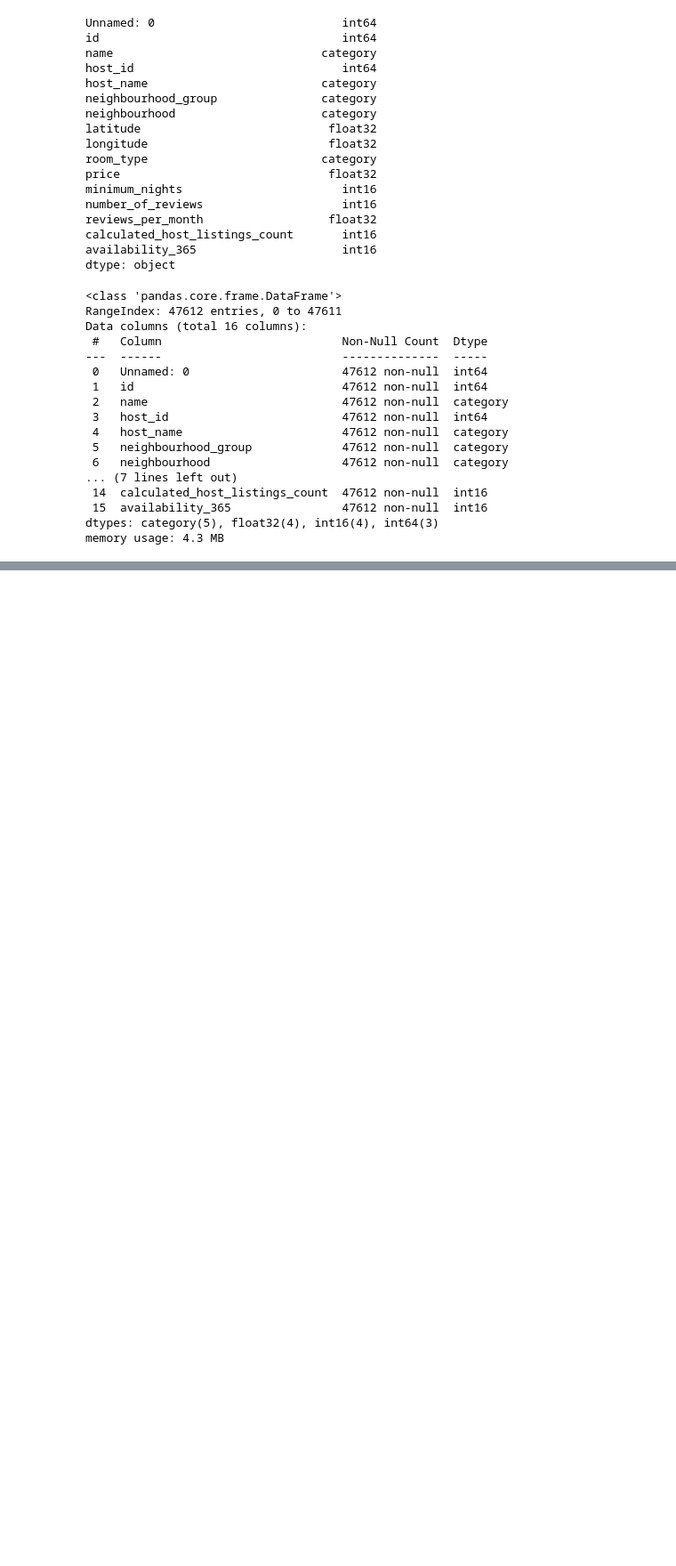
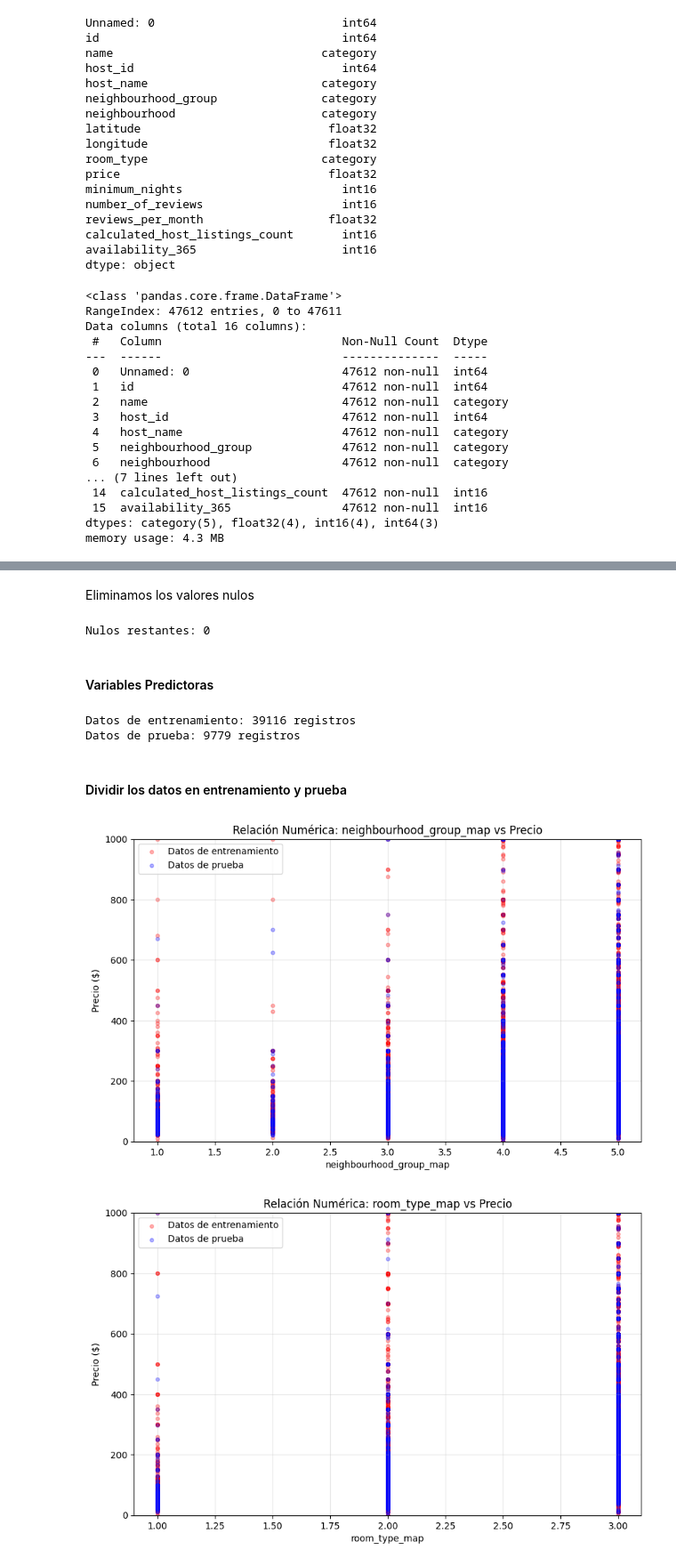
Before and after one commit to stephy0410/AirbnbNYC_analisis, a Jupyter notebook: notebooks/Analisis_de_salario.ipynb, the cells around one changed output, grey strips where cells are left out. Shown at 89% size. Cells and saved outputs as stored; diff of their text form; code cells hidden in the pictures; blank space fills up the shorter version.

```diff
--- a/notebooks/Analisis_de_salario.ipynb
+++ b/notebooks/Analisis_de_salario.ipynb
@@ -512,0 +563,52 @@ memory usage: 4.3 MB
+# %% [markdown]
+Eliminamos los valores nulos
+# %%
+if 'reviews_per_month' in df.columns:
+    df['reviews_per_month'] = df['reviews_per_month'].fillna(0)
+
+# 2. Eliminar filas donde el mapeo haya fallado (nulos en las columnas _map)
+df = df.dropna(subset=['neighbourhood_group_map', 'room_type_map'])
+
+# 3. Verificar que ya no hay nulos
+print("Nulos restantes:", df[features].isnull().sum().sum())
+# %% [output]
+Nulos restantes: 0
+# %% [markdown]
+#### Variables Predictoras
+# %%
+df_lr = pd.read_csv('../datos/Limpio_ABNYC_2019.csv')
+# Definir variables predictoras (X) y objetivo (y)
+# Usamos las mapeadas + las numéricas originales  feautures
+target = 'price'
+
+X = df[features]
+y = df[target]
+# Usamos el 80% para entrenar y el 20% para probar
+X_train, X_test, y_train, y_test = train_test_split(X, y, test_size=0.2, random_state=42)
+
+print(f"Datos de entrenamiento: {X_train.shape[0]} registros")
+print(f"Datos de prueba: {X_test.shape[0]} registros")
+# %% [output]
+Datos de entrenamiento: 39116 registros
+Datos de prueba: 9779 registros
+# %% [markdown]
+#### Dividir los datos en entrenamiento y prueba
+# %%
+
+#Relacion numerica vs precio
+for col in features:
+    plt.figure(figsize=(10, 6))
+    # Datos de Entrenamiento (Rojo)
+    plt.scatter(X_train[col], y_train, color='r', label='Datos de entrenamiento', alpha=0.3, s=15)
+    # Datos de Prueba (Azul)
+    plt.scatter(X_test[col], y_test, color='b', label='Datos de prueba', alpha=0.3, s=15)
+    plt.legend()
+    plt.title(f'Relación Numérica: {col} vs Precio')
+    plt.xlabel(col)
+    plt.ylabel('Precio ($)')
+    plt.ylim(0, 1000) # Limitamos a $1000 para ver mejor
+    plt.grid(True, alpha=0.3)
+    plt.show()
+# %% [output]
+[figure, added]
+[figure, added]
```
Also changed, not shown: parts of 20 cells of this notebook.
